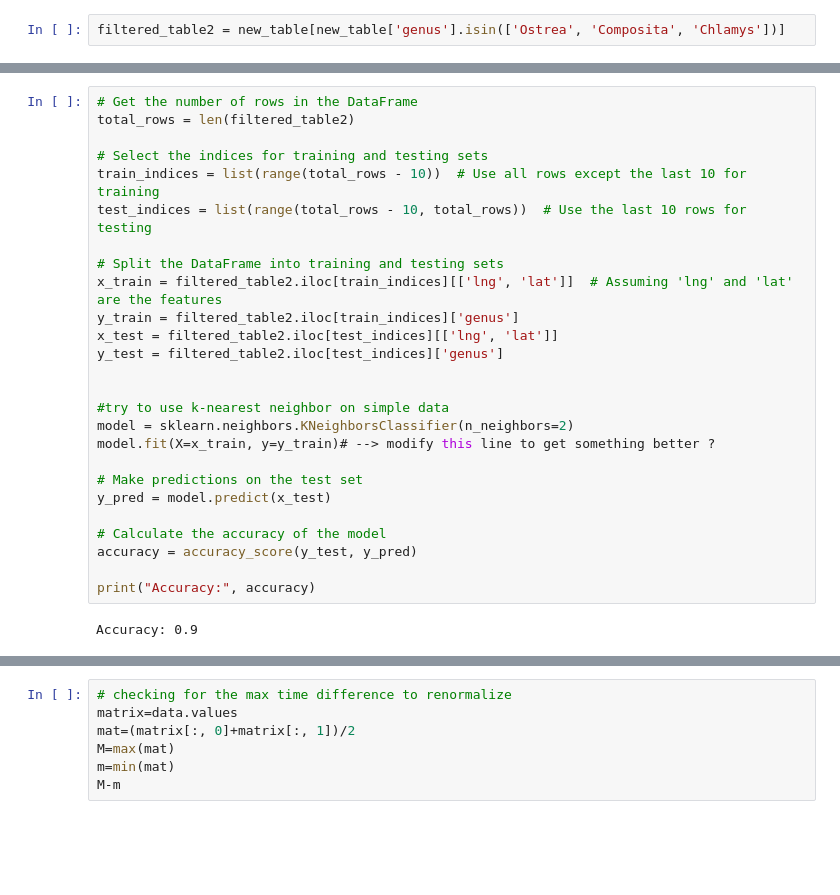
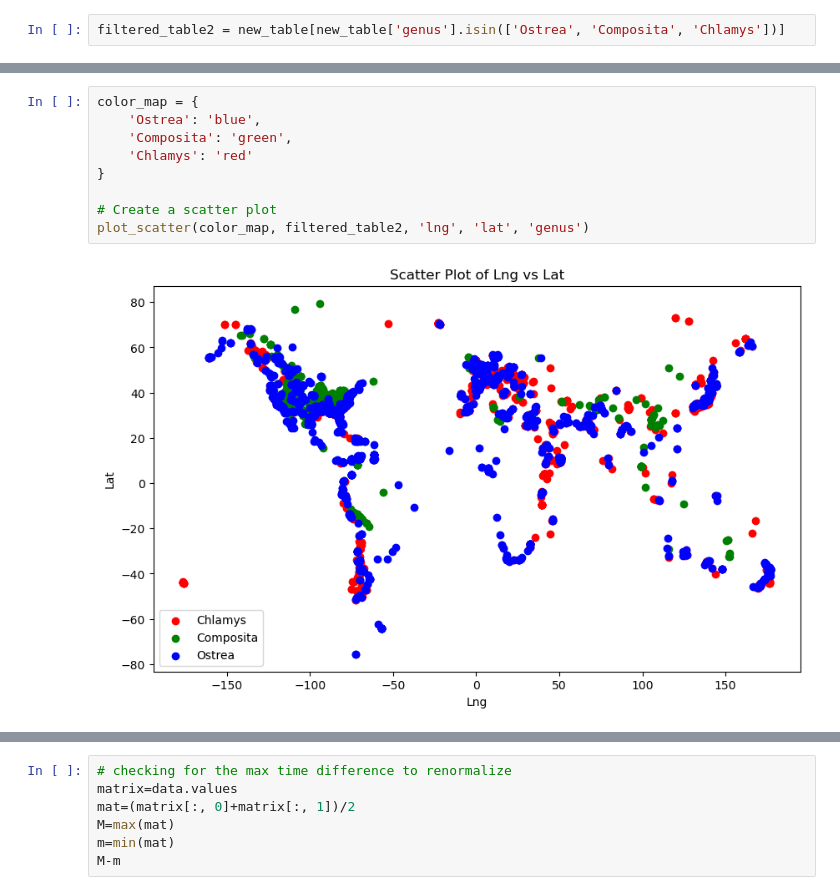
Before and after one commit to thatmartinlau/Dinosaur-ML, a Jupyter notebook: Project (1).ipynb, the cells around one changed output, grey strips where cells are left out. Saved outputs shown, nothing was run; the diff lists cells and outputs as text; blank space fills up the shorter version.

```diff
--- a/Project (1).ipynb
+++ b/Project (1).ipynb
@@ -189,28 +242,11 @@ plt.show()
-# %%
-# Get the number of rows in the DataFrame
-total_rows = len(filtered_table2)
-
-# Select the indices for training and testing sets
-train_indices = list(range(total_rows - 10))  # Use all rows except the last 10 for training
-test_indices = list(range(total_rows - 10, total_rows))  # Use the last 10 rows for testing
-
-# Split the DataFrame into training and testing sets
-x_train = filtered_table2.iloc[train_indices][['lng', 'lat']]  # Assuming 'lng' and 'lat' are the features
-y_train = filtered_table2.iloc[train_indices]['genus']
-x_test = filtered_table2.iloc[test_indices][['lng', 'lat']]
-y_test = filtered_table2.iloc[test_indices]['genus']
-
-
-#try to use k-nearest neighbor on simple data
-model = sklearn.neighbors.KNeighborsClassifier(n_neighbors=2)
-model.fit(X=x_train, y=y_train)# --> modify this line to get something better ?
-
-# Make predictions on the test set
-y_pred = model.predict(x_test)
-
-# Calculate the accuracy of the model
-accuracy = accuracy_score(y_test, y_pred)
-
-print("Accuracy:", accuracy)
-# %% [output]
-Accuracy: 0.9
+# %%
+color_map = {
+    'Ostrea': 'blue',
+    'Composita': 'green',
+    'Chlamys': 'red'
+}
+
+# Create a scatter plot
+plot_scatter(color_map, filtered_table2, 'lng', 'lat', 'genus')
+# %% [output]
+[figure, added]
```
Also changed, not shown: parts of 66 cells of this notebook.
